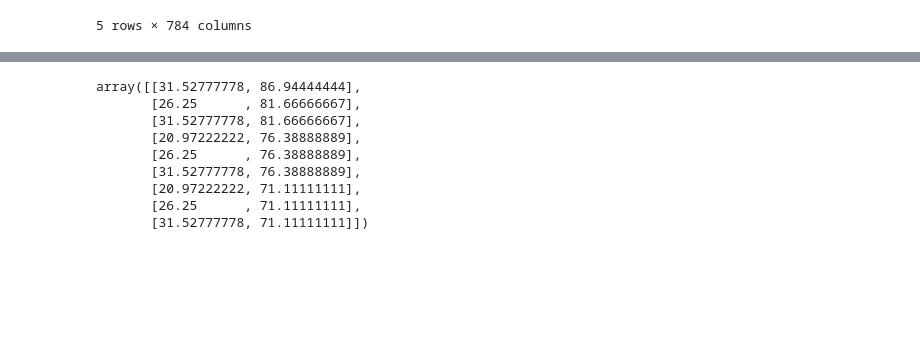
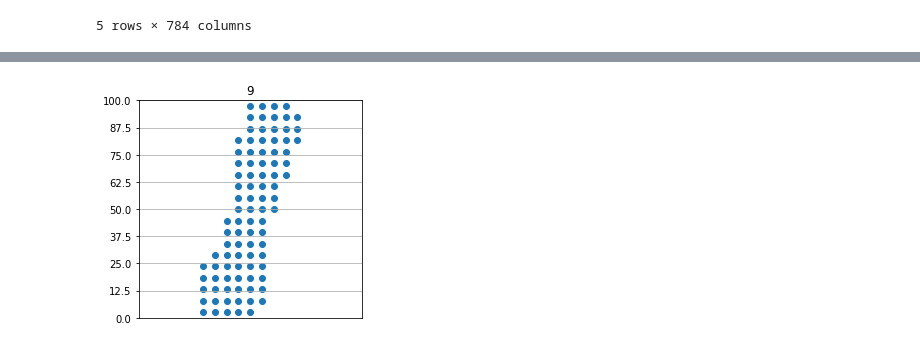
Before and after one commit to bsakshat/digits-classification, a Jupyter notebook: image.ipynb, the cells around one changed output, grey strips where cells are left out. Saved outputs shown, nothing was run; the diff lists cells and outputs as text; code cells hidden in the pictures; blank space fills up the shorter version.

```diff
--- a/image.ipynb
+++ b/image.ipynb
@@ -104,33 +146,16 @@ plt.show()
-# %%
-p = cord
-def points_grid(p, g):
-    r,c = g
-    grid_00 = p[(p[:, 0] >= 0) & (p[:, 0] < 33) & (p[:, 1] >= 66) & (p[:, 1] < 100)]
-    grid_01 = p[(p[:, 0] >= 33) & (p[:, 0] < 66) & (p[:, 1] >= 66) & (p[:, 1] < 100)]
-    grid_02 = p[(p[:, 0] >= 66) & (p[:, 0] < 100) & (p[:, 1] >= 66) & (p[:, 1] < 100)]
-    grid_10 = p[(p[:, 0] >= 0) & (p[:, 0] < 33) & (p[:, 1] >= 33) & (p[:, 1] < 66)]
-    grid_11 = p[(p[:, 0] >= 33) & (p[:, 0] < 66) & (p[:, 1] >= 33) & (p[:, 1] < 66)]
-    grid_12 = p[(p[:, 0] >= 66) & (p[:, 0] < 100) & (p[:, 1] >= 33) & (p[:, 1] < 66)]
-    grid_20 = p[(p[:, 0] >= 0) & (p[:, 0] < 33) & (p[:, 1] >= 0) & (p[:, 1] < 33)]
-    grid_21 = p[(p[:, 0] >= 33) & (p[:, 0] < 66) & (p[:, 1] >= 0) & (p[:, 1] < 33)]
-    grid_22 = p[(p[:, 0] >= 66) & (p[:, 0] < 100) & (p[:, 1] >= 0) & (p[:, 1] < 33)]
-    grid = [[grid_00,grid_01,grid_02],
-           [grid_10,grid_11,grid_12],
-           [grid_20,grid_21,grid_22]]
-    return(grid[r][c])
-
-points_grid(p, (0,0))
-# plt.plot(g[:,0], g[:,1])
-# %% [output]
-array([[31.52777778, 86.94444444],
-       [26.25      , 81.66666667],
-       [31.52777778, 81.66666667],
-       [20.97222222, 76.38888889],
-       [26.25      , 76.38888889],
-       [31.52777778, 76.38888889],
-       [20.97222222, 71.11111111],
-       [26.25      , 71.11111111],
-       [31.52777778, 71.11111111]])
+# %%
+plt.figure(figsize=(4, 4))
+cor = zoom(average.iloc[1].values, 75)
+plt.scatter(cor[:, 0], cor[:, 1])
+plt.grid()
+plt.xticks([])
+plt.yticks([0,12.5,25,37.5,50,62.5,75,87.5,100])
+plt.xlim((0,100))
+plt.ylim((0,100))
+plt.title(i)
+plt.show()
+# %% [output]
+[figure, added]
 # %%
 q = zoom(average.iloc[1].values, 100)
 def one_grid(p, c):
```
Also changed, not shown: parts of 8 cells of this notebook.
